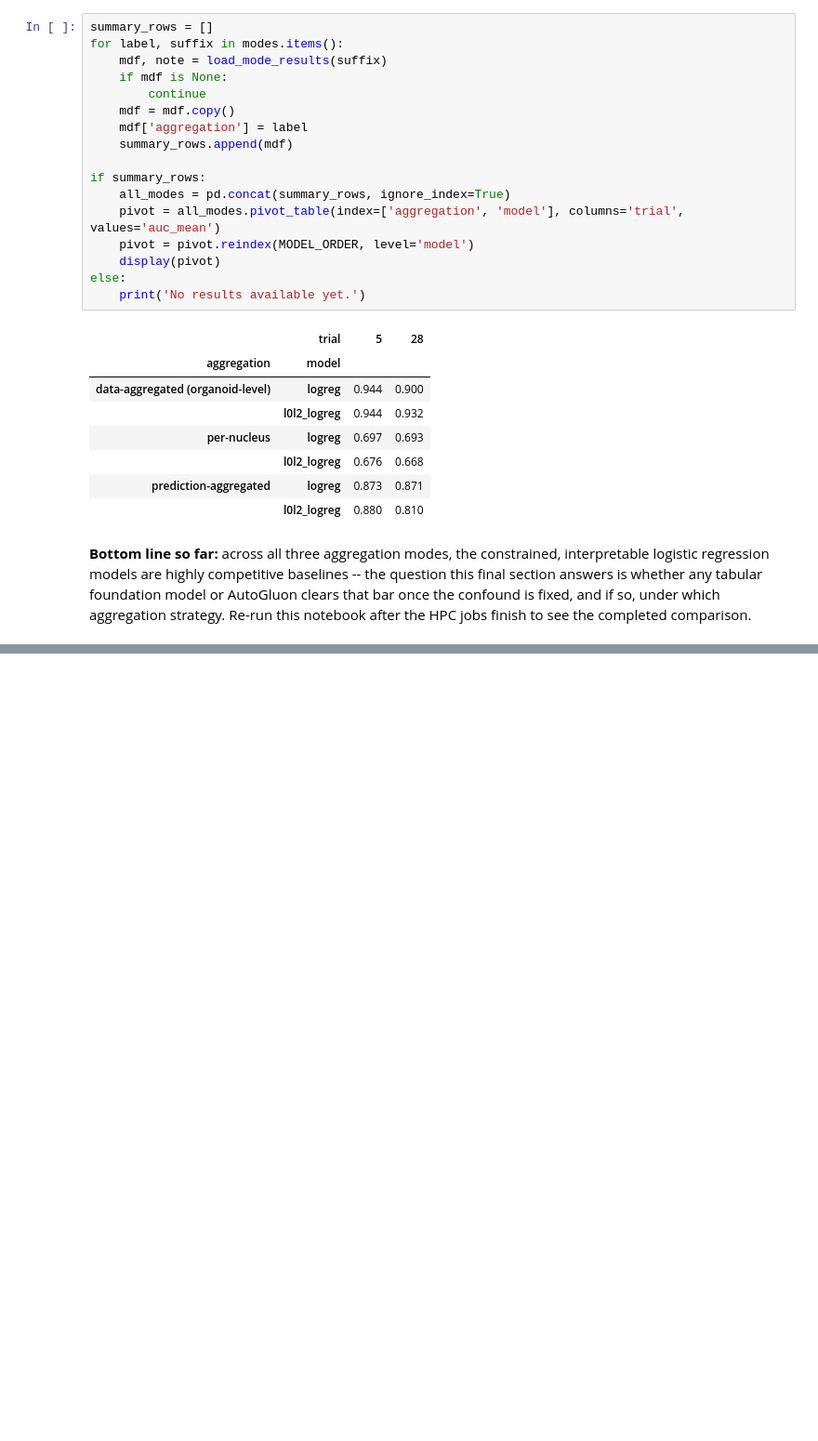
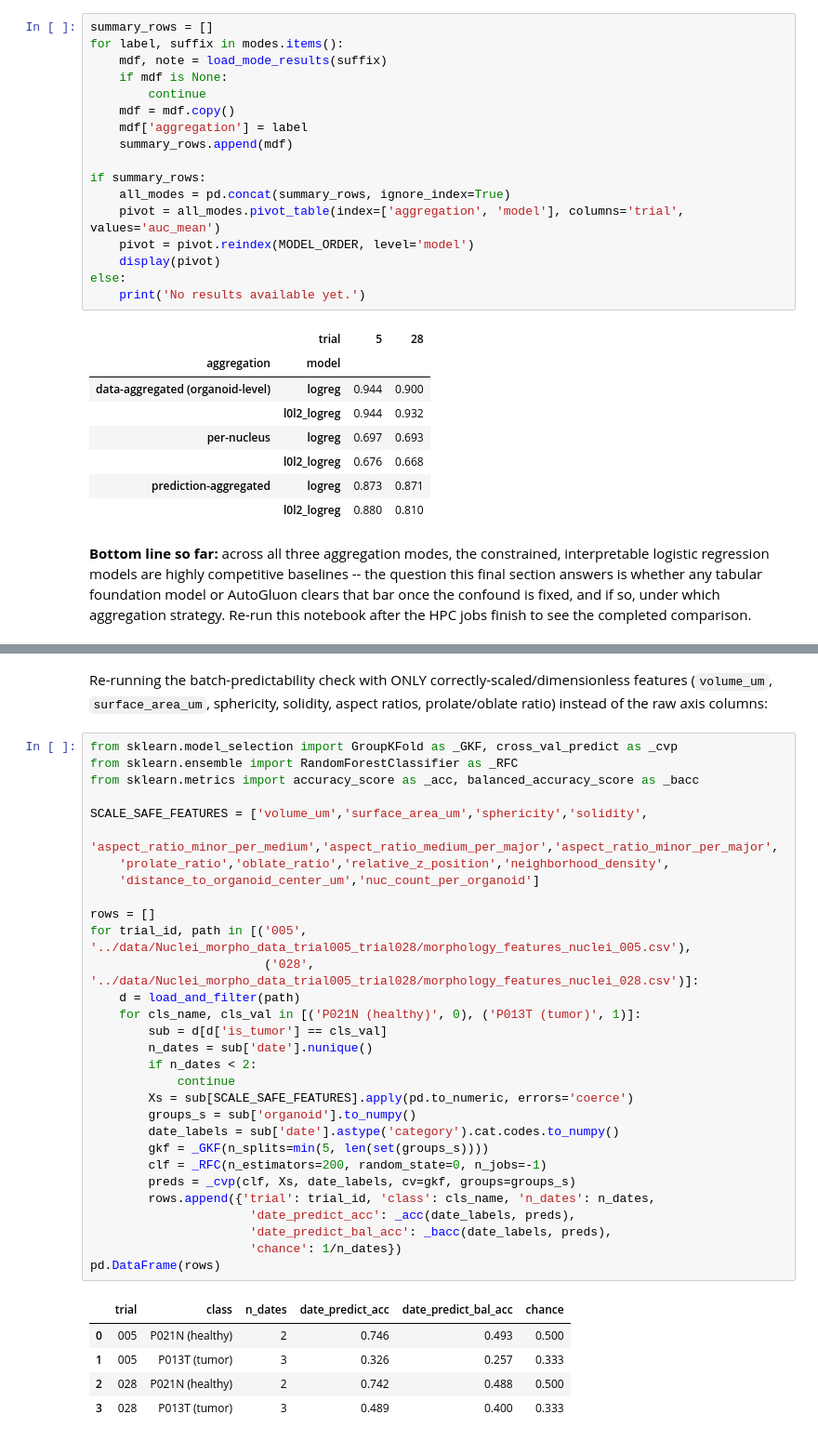
Before and after one commit to mario-koddenbrock/organoid_segmentation, a Jupyter notebook: notebooks/classification_investigation.ipynb, the cells around one changed output, grey strips where cells are left out. Shown at 93% size. Drawn from its saved outputs; the diff is of its cells as text; blank space fills up the shorter version.

```diff
--- a/notebooks/classification_investigation.ipynb
+++ b/notebooks/classification_investigation.ipynb
@@ -372,0 +427,40 @@ completed comparison.
+# %% [markdown]
+Re-running the batch-predictability check with ONLY correctly-scaled/dimensionless
+features (`volume_um`, `surface_area_um`, sphericity, solidity, aspect ratios,
+prolate/oblate ratio) instead of the raw axis columns:
+# %%
+from sklearn.model_selection import GroupKFold as _GKF, cross_val_predict as _cvp
+from sklearn.ensemble import RandomForestClassifier as _RFC
+from sklearn.metrics import accuracy_score as _acc, balanced_accuracy_score as _bacc
+
+SCALE_SAFE_FEATURES = ['volume_um','surface_area_um','sphericity','solidity',
+    'aspect_ratio_minor_per_medium','aspect_ratio_medium_per_major','aspect_ratio_minor_per_major',
+    'prolate_ratio','oblate_ratio','relative_z_position','neighborhood_density',
+    'distance_to_organoid_center_um','nuc_count_per_organoid']
+
+rows = []
+for trial_id, path in [('005', '../data/Nuclei_morpho_data_trial005_trial028/morphology_features_nuclei_005.csv'),
+                        ('028', '../data/Nuclei_morpho_data_trial005_trial028/morphology_features_nuclei_028.csv')]:
+    d = load_and_filter(path)
+    for cls_name, cls_val in [('P021N (healthy)', 0), ('P013T (tumor)', 1)]:
+        sub = d[d['is_tumor'] == cls_val]
+        n_dates = sub['date'].nunique()
+        if n_dates < 2:
+            continue
+        Xs = sub[SCALE_SAFE_FEATURES].apply(pd.to_numeric, errors='coerce')
+        groups_s = sub['organoid'].to_numpy()
+        date_labels = sub['date'].astype('category').cat.codes.to_numpy()
+        gkf = _GKF(n_splits=min(5, len(set(groups_s))))
+        clf = _RFC(n_estimators=200, random_state=0, n_jobs=-1)
+        preds = _cvp(clf, Xs, date_labels, cv=gkf, groups=groups_s)
+        rows.append({'trial': trial_id, 'class': cls_name, 'n_dates': n_dates,
+                      'date_predict_acc': _acc(date_labels, preds),
+                      'date_predict_bal_acc': _bacc(date_labels, preds),
+                      'chance': 1/n_dates})
+pd.DataFrame(rows)
+# %% [output]
+|  | trial | class | n_dates | date_predict_acc | date_predict_bal_acc | chance |
+| 0 | 005 | P021N (healthy) | 2 | 0.746 | 0.493 | 0.500 |
+| 1 | 005 | P013T (tumor) | 3 | 0.326 | 0.257 | 0.333 |
+| 2 | 028 | P021N (healthy) | 2 | 0.742 | 0.488 | 0.500 |
+| 3 | 028 | P013T (tumor) | 3 | 0.489 | 0.400 | 0.333 |
```
Also changed, not shown: parts of 14 cells of this notebook.
